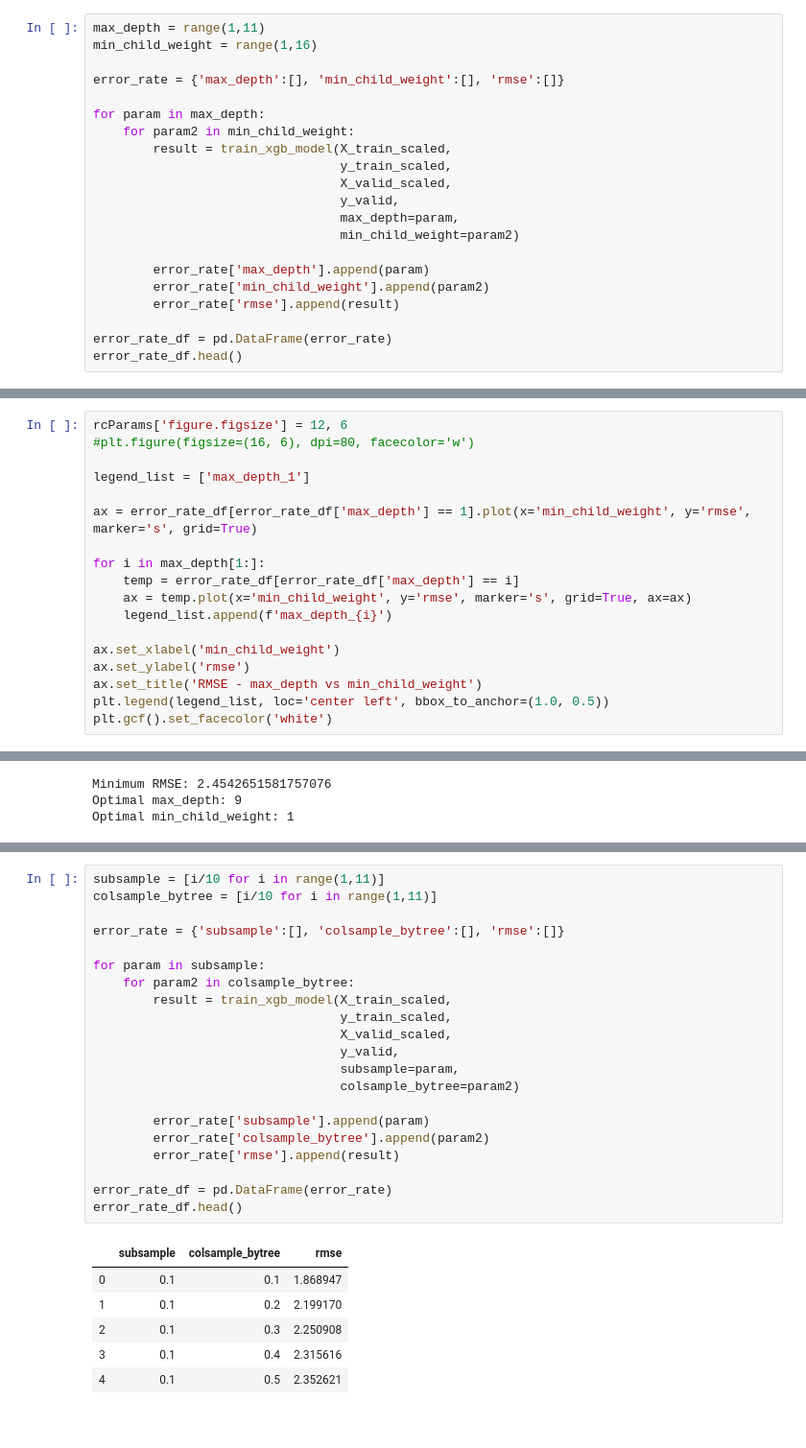
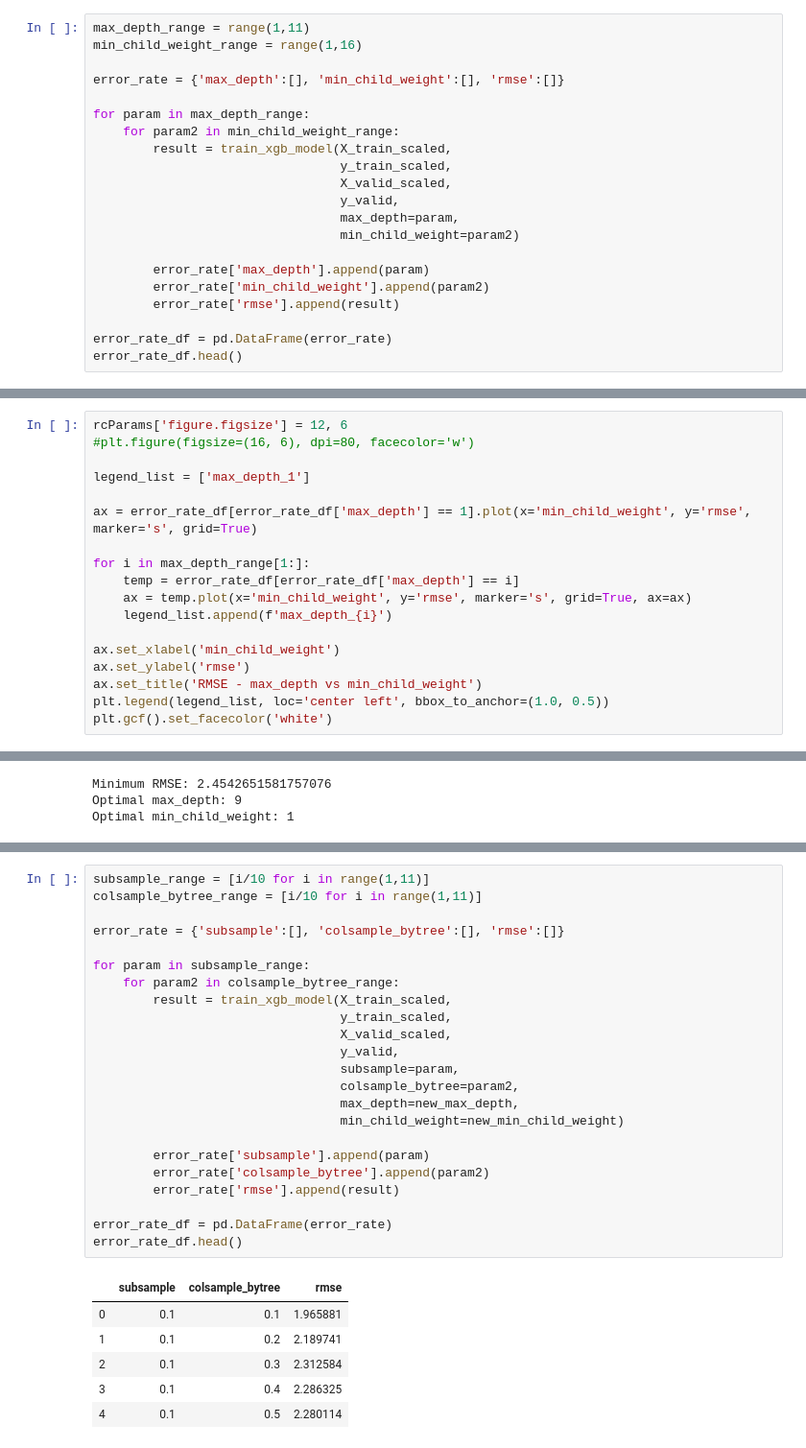
Before and after one commit to terrill11/spy_trend, a Jupyter notebook: spy_trend_xgboost.ipynb, the cells around one changed output, grey strips where cells are left out. Shown at 96% size. Drawn from its saved outputs; the diff is of its cells as text.

```diff
--- a/spy_trend_xgboost.ipynb
+++ b/spy_trend_xgboost.ipynb
@@ -531,13 +532,13 @@ default values:
 max_depth = 3,
 min_child_weight = 1
 # %%
-max_depth = range(1,11)
-min_child_weight = range(1,16)
+max_depth_range = range(1,11)
+min_child_weight_range = range(1,16)
 
 error_rate = {'max_depth':[], 'min_child_weight':[], 'rmse':[]}
 
-for param in max_depth:
-    for param2 in min_child_weight:
+for param in max_depth_range:
+    for param2 in min_child_weight_range:
         result = train_xgb_model(X_train_scaled,
                                  y_train_scaled,
                                  X_valid_scaled,
@@ -566,7 +567,7 @@ legend_list = ['max_depth_1']
 
 ax = error_rate_df[error_rate_df['max_depth'] == 1].plot(x='min_child_weight', y='rmse', marker='s', grid=True)
 
-for i in max_depth[1:]:
+for i in max_depth_range[1:]:
     temp = error_rate_df[error_rate_df['max_depth'] == i]
     ax = temp.plot(x='min_child_weight', y='rmse', marker='s', grid=True, ax=ax)
     legend_list.append(f'max_depth_{i}')
@@ -600,33 +601,35 @@ subsample & colsample_bytree
 
 default values: subsample = 1, colsample_bytree = 1
 # %%
-subsample = [i/10 for i in range(1,11)]
-colsample_bytree = [i/10 for i in range(1,11)]
+subsample_range = [i/10 for i in range(1,11)]
+colsample_bytree_range = [i/10 for i in range(1,11)]
 
 error_rate = {'subsample':[], 'colsample_bytree':[], 'rmse':[]}
 
-for param in subsample:
-    for param2 in colsample_bytree:
+for param in subsample_range:
+    for param2 in colsample_bytree_range:
         result = train_xgb_model(X_train_scaled,
                                  y_train_scaled,
                                  X_valid_scaled,
                                  y_valid,
                                  subsample=param,
-                                 colsample_bytree=param2)
+                                 colsample_bytree=param2,
+                                 max_depth=new_max_depth,
+                                 min_child_weight=new_min_child_weight)
 
         error_rate['subsample'].append(param)
         error_rate['colsample_bytree'].append(param2)
         error_rate['rmse'].append(result)
 
 error_rate_df = pd.DataFrame(error_rate)
 error_rate_df.head()
 # %% [output]
 |  | subsample | colsample_bytree | rmse |
-| 0 | 0.1 | 0.1 | 1.868947 |
-| 1 | 0.1 | 0.2 | 2.199170 |
-| 2 | 0.1 | 0.3 | 2.250908 |
-| 3 | 0.1 | 0.4 | 2.315616 |
-| 4 | 0.1 | 0.5 | 2.352621 |
+| 0 | 0.1 | 0.1 | 1.965881 |
+| 1 | 0.1 | 0.2 | 2.189741 |
+| 2 | 0.1 | 0.3 | 2.312584 |
+| 3 | 0.1 | 0.4 | 2.286325 |
+| 4 | 0.1 | 0.5 | 2.280114 |
 # %%
 rcParams['figure.figsize'] = 12, 6
 #plt.figure(figsize=(16, 6), dpi=80, facecolor='w')
```
Also changed, not shown: parts of 19 cells of this notebook.
